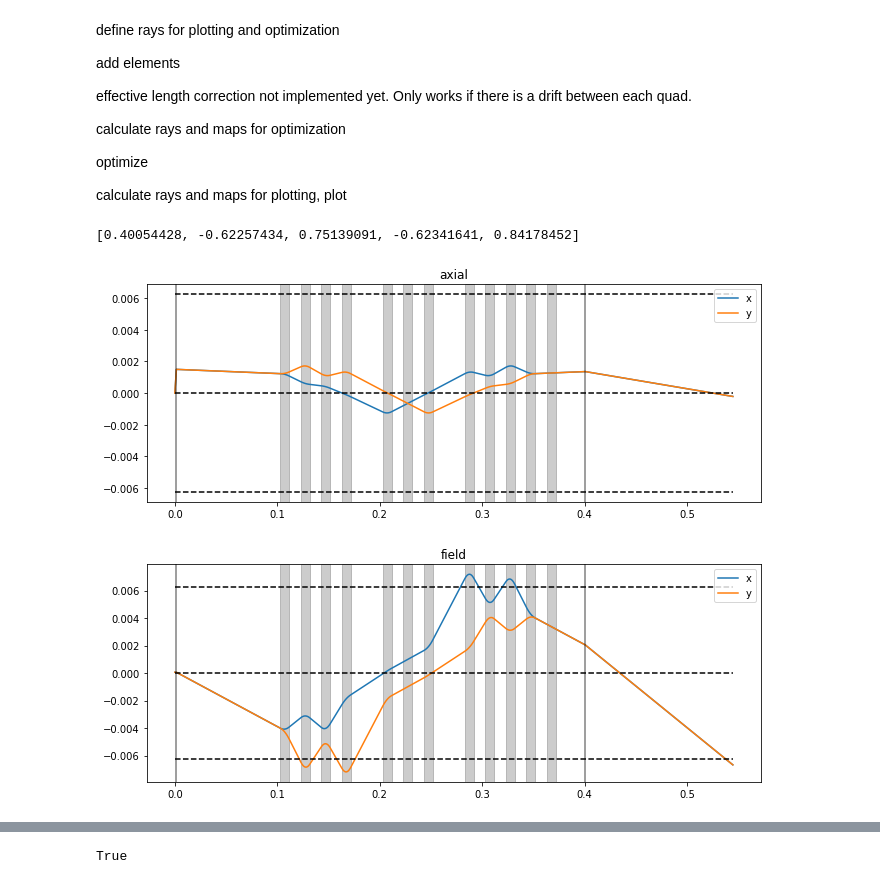
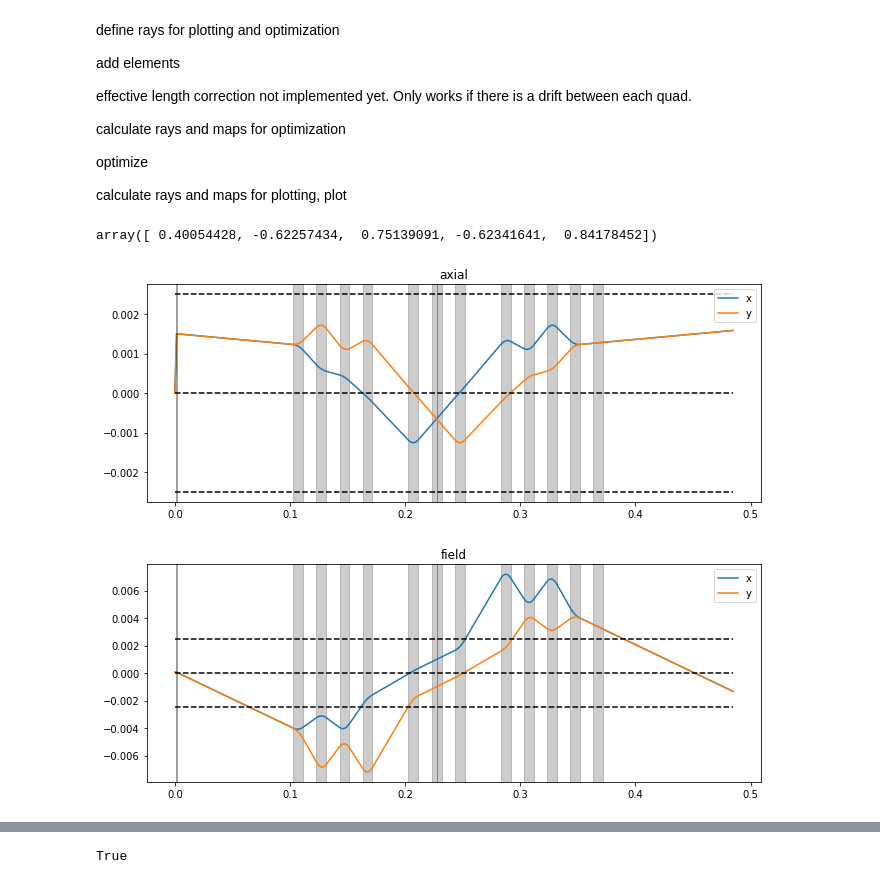
Before and after one commit to bentps/PythonTransport, a Jupyter notebook: PythonTransport.ipynb, the cells around one changed output, grey strips where cells are left out. Cells and saved outputs as stored; diff of their text form; code cells hidden in the pictures.

```diff
--- a/PythonTransport.ipynb
+++ b/PythonTransport.ipynb
@@ -321,8 +318,8 @@ class Transport:
             plt.plot(ray_z, ray_x, label='x')
             plt.plot(ray_z, ray_y, label='y')
             plt.plot(ray_z, np.zeros(len(ray_z)), linestyle='dashed', color='black')
-            plt.plot(ray_z, .00625*np.ones(len(ray_z)), linestyle='dashed', color='black')
-            plt.plot(ray_z, -.00625*np.ones(len(ray_z)), linestyle='dashed', color='black')
+            plt.plot(ray_z, .0025*np.ones(len(ray_z)), linestyle='dashed', color='black')
+            plt.plot(ray_z, -.0025*np.ones(len(ray_z)), linestyle='dashed', color='black')
             plt.legend()
             for pair in self.quad_shade_list:
                 plt.axvspan(pair[0], pair[1], alpha=0.2, color='black')
@@ -536,14 +533,14 @@ class Transport:
             field_a = self.rays['field']['a'][out_layer1]
             field_y = self.rays['field']['y'][out_layer1]
             field_b = self.rays['field']['b'][out_layer1]
+            return [(axial_a+axial_b)**2,
+                    (axial_x-axial_y)**2,
+                    (field_x+field_y)**2,
+                    axial_x**2-.0025**2,0,0]
 #             return [(axial_a+axial_b)**2,
 #                     (axial_x-axial_y)**2,
 #                     (field_x+field_y)**2,
-#                     axial_x**2-.0025**2,0,0]
-            return [(axial_a+axial_b)**2,
-                    (axial_x-axial_y)**2,
-                    (field_x+field_y)**2,
-                    0,0,0]
+#                     0,0,0]
         sol = fsolve(out, in_vec)
         for idx, quad in enumerate(quad_list1):
             self.elements[quad]['gauss'] = sol[idx]
@@ -577,7 +574,7 @@ class Transport:
                     (axial_x-axial_y)**2,
                     (field_a-field_b)**2,
                     (field_x-field_y)**2,
-                    (axial_a+.005)**2]
+                    (axial_a+.000)**2]
         sol = fsolve(out, in_vec)
         for idx, quad in enumerate(quad_list):
             self.elements[quad]['gauss'] = sol[idx]
@@ -598,6 +595,7 @@ class Transport:
                     quad_num += 1
                 if self.elements[key]['type'] == 'lens':
                     f.write(f'ThinLensA {key};\n')
+            f.write('ENDPROCEDURE;')
         return f.closed
 
     def cosy_excitation(self):
@@ -605,7 +603,7 @@ class Transport:
         with open('test_excitation_12quad.txt', 'w') as f:
             for key in self.elements:
                 if self.elements[key]['type'] == 'quad':
-                    gauss = self.elements[key]['gauss']
+                    gauss = .01*self.elements[key]['gauss']
                     f.write(f'Q({quad_num}):={gauss};\n')
                     quad_num += 1
                 if self.elements[key]['type'] == 'lens':
@@ -638,49 +636,50 @@ traj_12quad.set_ray('axial', x_angle=1, y_angle=1)
 traj_12quad.set_ray('field', x=6e-5, y=6e-5)
 traj_12quad.add_drift('drift_sample', length=0.0015)
 traj_12quad.add_lens('ObjL', f_length=.001496)
+# traj_12quad.add_lens('ObjL', f_length=.0014965)
 traj_12quad.add_drift('drift_ObjL', length=.0885)
 traj_12quad.add_drift('drift_prequads', length=.013)
 traj_12quad.add_quad('quad10', length=.008625, gauss=q10, radius=.625)
 traj_12quad.add_drift('drift10', length=.011375)
 traj_12quad.add_quad('quad9', length=.008625, gauss=q9, radius=.625)
 traj_12quad.add_drift('drift9', length=.011375)
 traj_12quad.add_quad('quad8', length=.008625, gauss=q8, radius=.625)
 traj_12quad.add_drift('drift8', length=.011375)
 traj_12quad.add_quad('quad7', length=.008625, gauss=q7, radius=.625)
 traj_12quad.add_drift('drift7', length=.011375+OFFSET_46-OFFSET_GROUP1)
 traj_12quad.add_quad('quad6', length=.008625, gauss=q6, radius=.625)
 traj_12quad.add_drift('drift6', length=.011375-OFFSET_46)
-traj_12quad.add_quad('quad5', length=.008625, gauss=1e-20, radius=.625)
-# traj_12quad.add_quad('quad5_1', length=.008625/2, gauss=1e-20, radius=.625)
-# traj_12quad.add_quad('quad5_2', length=.008625/2, gauss=1e-20, radius=.625)
+# traj_12quad.add_quad('quad5', length=.008625, gauss=1e-20, radius=.625)
+traj_12quad.add_quad('quad5_1', length=.008625/2, gauss=1e-20, radius=.625)
+traj_12quad.add_quad('quad5_2', length=.008625/2, gauss=1e-20, radius=.625)
 traj_12quad.add_drift('drift5', length=.011375-OFFSET_46)
 traj_12quad.add_quad('quad4', length=.008625, gauss=-q6, radius=.625)
 traj_12quad.add_drift('drift4', length=.011375+OFFSET_46-OFFSET_GROUP1)
 traj_12quad.add_quad('quad3', length=.008625, gauss=-q7, radius=.625)
 traj_12quad.add_drift('drift3', length=.011375)
 traj_12quad.add_quad('quad2', length=.008625, gauss=-q8, radius=.625)
 traj_12quad.add_drift('drift2', length=.011375)
 traj_12quad.add_quad('quad1', length=.008625, gauss=-q9, radius=.625)
 traj_12quad.add_drift('drift1', length=.011375)
 traj_12quad.add_quad('quad0', length=.008625, gauss=-q10, radius=.625)
 traj_12quad.add_drift('drift0', length=.011375)
 traj_12quad.add_quad('quadf', length=.008625, gauss=.0000001, radius=.625)
 traj_12quad.add_drift('drift_postquads', length=.013)
-traj_12quad.add_drift('drift_lens3_1', length=.016)
-traj_12quad.add_lens('C2', f_length=.1)
-traj_12quad.add_drift('drift_lens3_2', length=.044)
+# traj_12quad.add_drift('drift_lens3_1', length=.016)
+# traj_12quad.add_lens('C2', f_length=.1)
+# traj_12quad.add_drift('drift_lens3_2', length=.044)
 traj_12quad.add_drift('drift_final', length=.1)
 # traj_12quad.plot()
 
-# sol = traj_12quad.fit_11quad(['quad10', 'quad9', 'quad8', 'quad7', 'quad6'],
-#                              ['quad0', 'quad1', 'quad2', 'quad3', 'quad4'])
+sol = traj_12quad.fit_11quad(['quad10', 'quad9', 'quad8', 'quad7', 'quad6'],
+                             ['quad0', 'quad1', 'quad2', 'quad3', 'quad4'])
 traj_12quad.plot()
 
 sol
 # %% [output]
-[0.40054428, -0.62257434, 0.75139091, -0.62341641, 0.84178452]
+array([ 0.40054428, -0.62257434,  0.75139091, -0.62341641,  0.84178452])
-[figure, old version]
+[figure, new version]
-[figure, old version]
+[figure, new version]
 # %%
 sol = traj_12quad.fit_outquad(['quad3','quad2', 'quad1', 'quad0', 'quadf'])
 traj_12quad.plot()
```
Also changed, not shown: parts of 4 cells of this notebook.
